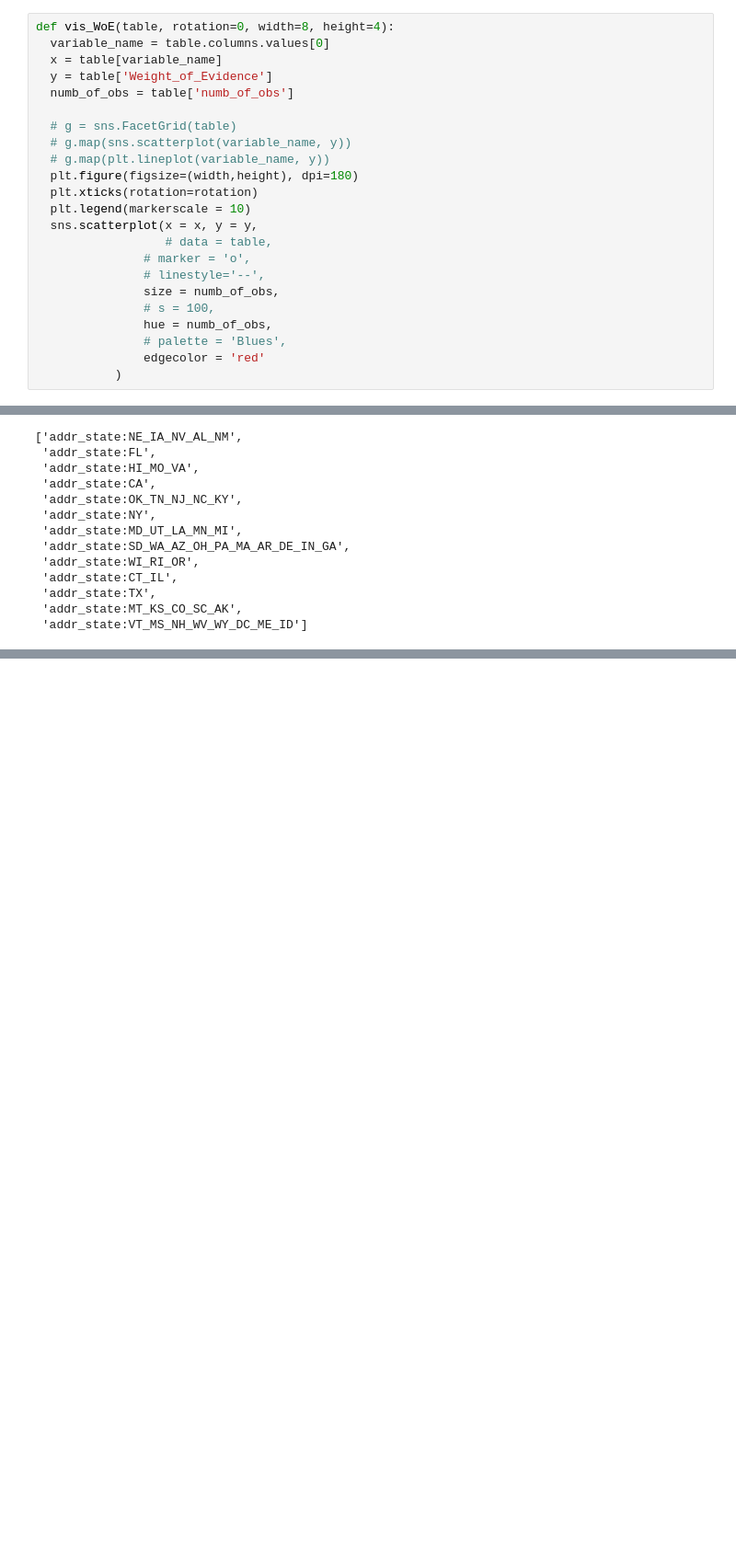
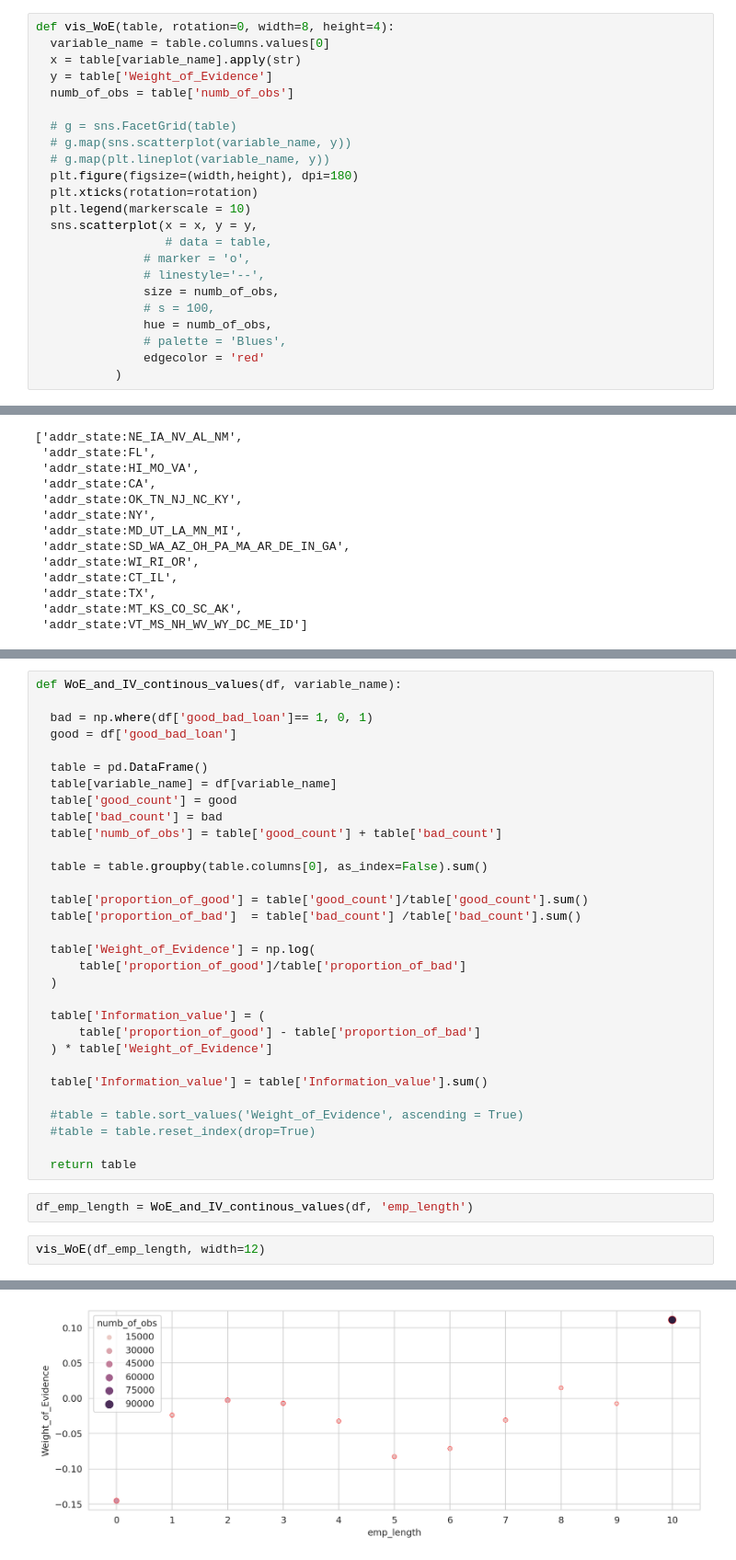
Before and after one commit to EmilSeyfullayev/Credit_Risk_Modeling_in_Python, a Jupyter notebook: General_processing.ipynb, the cells around one changed output, grey strips where cells are left out. Shown at 92% size. Cells and saved outputs as stored; diff of their text form; blank space fills up the shorter version.

```diff
--- a/General_processing.ipynb
+++ b/General_processing.ipynb
@@ -696,7 +720,7 @@ plt.plot(grade_df['grade'], grade_df['Weight_of_Evidence'])
 # %%
 def vis_WoE(table, rotation=0, width=8, height=4):
   variable_name = table.columns.values[0]
-  x = table[variable_name]
+  x = table[variable_name].apply(str)
   y = table['Weight_of_Evidence']
   numb_of_obs = table['numb_of_obs']
 
@@ -964,0 +1012,36 @@ state.got_column_names_func()
+# %%
+def WoE_and_IV_continous_values(df, variable_name):
+
+  bad = np.where(df['good_bad_loan']== 1, 0, 1)
+  good = df['good_bad_loan']
+
+  table = pd.DataFrame()
+  table[variable_name] = df[variable_name]
+  table['good_count'] = good
+  table['bad_count'] = bad
+  table['numb_of_obs'] = table['good_count'] + table['bad_count']
+
+  table = table.groupby(table.columns[0], as_index=False).sum()
+
+  table['proportion_of_good'] = table['good_count']/table['good_count'].sum()
+  table['proportion_of_bad']  = table['bad_count'] /table['bad_count'].sum()
+
+  table['Weight_of_Evidence'] = np.log(
+      table['proportion_of_good']/table['proportion_of_bad']
+  )
+
+  table['Information_value'] = (
+      table['proportion_of_good'] - table['proportion_of_bad']
+  ) * table['Weight_of_Evidence']
+
+  table['Information_value'] = table['Information_value'].sum()
+
+  #table = table.sort_values('Weight_of_Evidence', ascending = True)
+  #table = table.reset_index(drop=True)
+
+  return table
+# %%
+df_emp_length = WoE_and_IV_continous_values(df, 'emp_length')
+# %%
+vis_WoE(df_emp_length, width=12)
+# %% [output]
@@ -964,0 +1049 @@ state.got_column_names_func()
+[figure, added]
```
Also changed, not shown: parts of 39 cells of this notebook.
